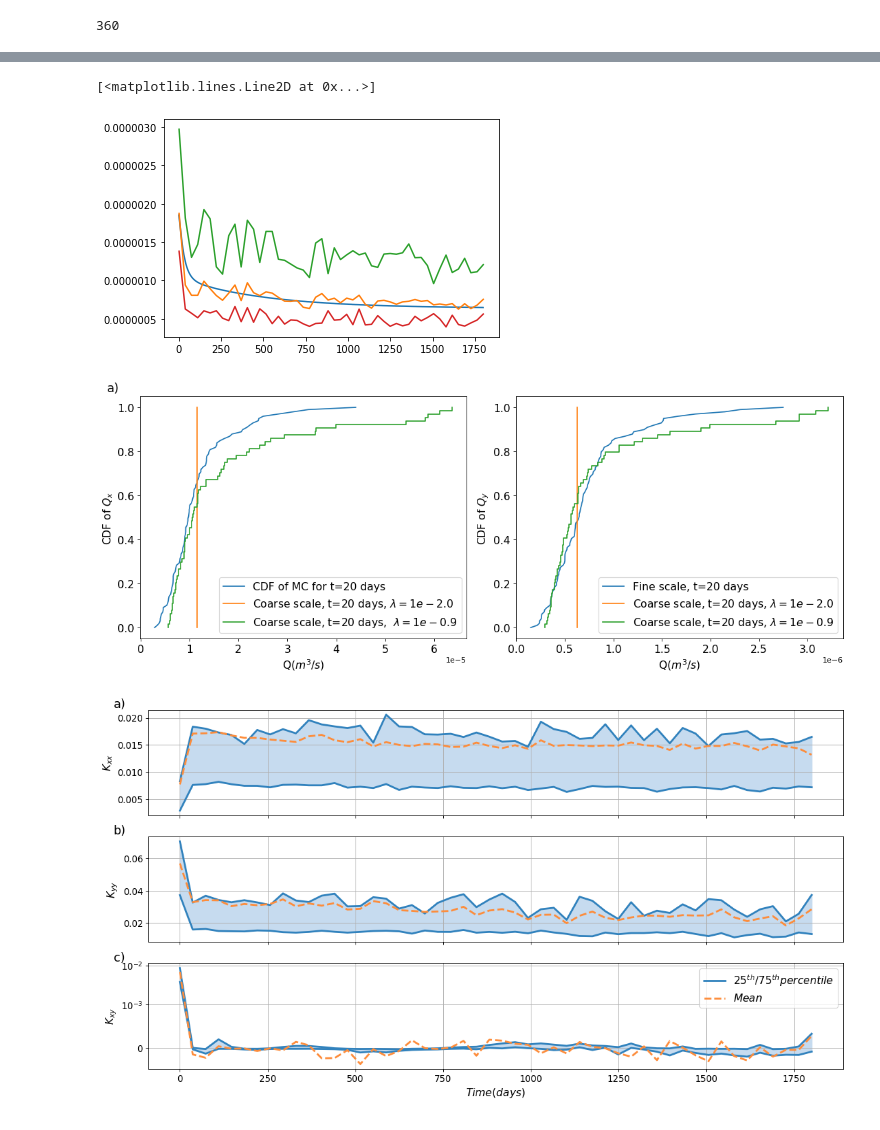
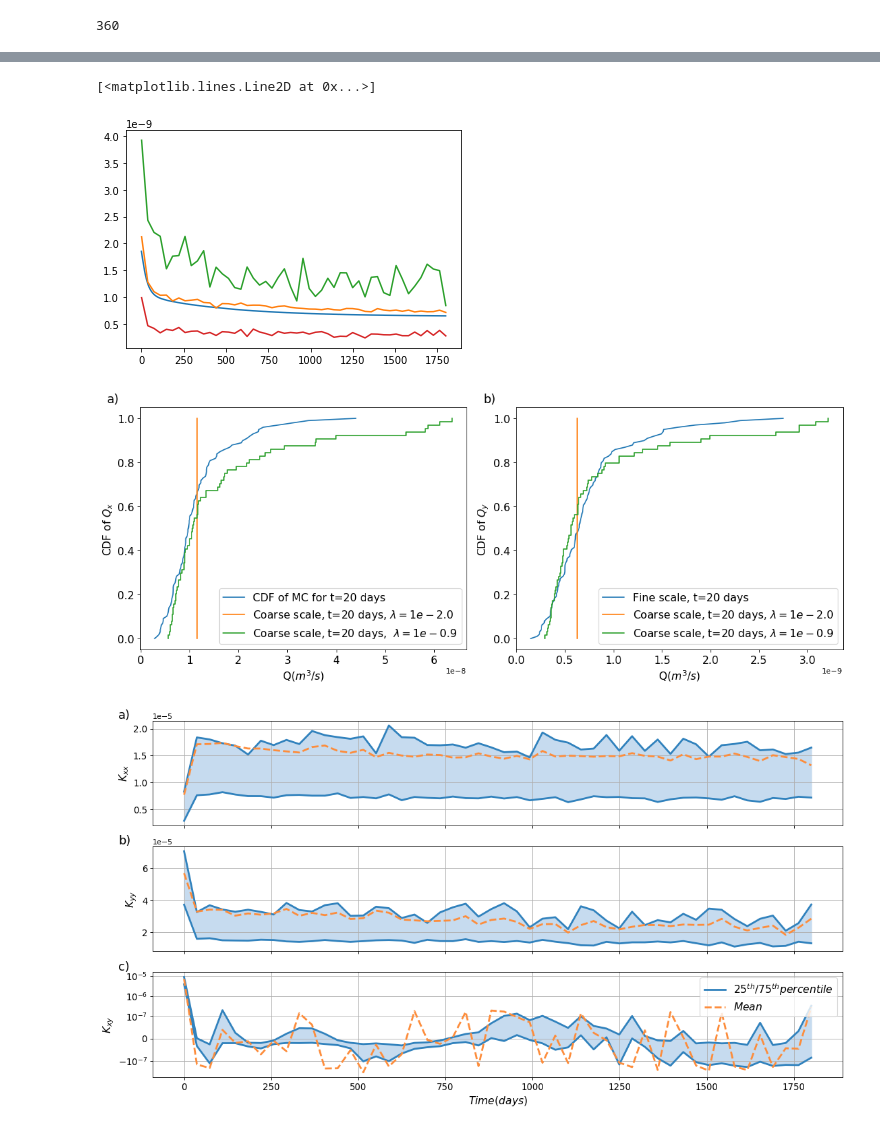
Before and after one commit to dbelivanis/Information-Theory-2, a Jupyter notebook: Optimization/check.ipynb, the cells around one changed output, grey strips where cells are left out. Saved outputs shown, nothing was run; the diff lists cells and outputs as text; code cells hidden in the pictures.

```diff
--- a/Optimization/check.ipynb
+++ b/Optimization/check.ipynb
@@ -29,15 +29,15 @@ p = p.reshape([-1,N_k])
 
 N_epoch = p.shape[0]
 
-q_x = np.loadtxt(f"{result_loc}{run_name}q_x.txt")
+q_x = np.loadtxt(f"{result_loc}{run_name}q_x.txt")/1000
 q_x = q_x.reshape([N_epoch,N_k,-1])
-q_y = np.loadtxt(f"{result_loc}{run_name}q_y.txt")
+q_y = np.loadtxt(f"{result_loc}{run_name}q_y.txt")/1000
 q_y = q_y.reshape([N_epoch,N_k,-1])
-k_x = np.loadtxt(f"{result_loc}{run_name}k_x.txt")
+k_x = np.loadtxt(f"{result_loc}{run_name}k_x.txt")/1000
 k_x = k_x.reshape([N_epoch,N_k,-1])
-k_y = np.loadtxt(f"{result_loc}{run_name}k_y.txt")
+k_y = np.loadtxt(f"{result_loc}{run_name}k_y.txt")/1000
 k_y = k_y.reshape([N_epoch,N_k,-1])
-k_xy = np.loadtxt(f"{result_loc}{run_name}k_xy.txt")
+k_xy = np.loadtxt(f"{result_loc}{run_name}k_xy.txt")/1000
 k_xy = k_xy.reshape([N_epoch,N_k,-1])
 
 lam = np.loadtxt(f"{result_loc}{run_name}lambda.txt")
@@ -197,5 +197,5 @@ plt.plot(np.linspace(1,1800,N_steps),q_x[epoch,0:4,:].min(axis=0))
 # %%
-epoch = 6
+epoch = 26
 
 plt.plot(q_MC_y.mean(axis=0))
 plt.plot(np.linspace(1,1800,N_steps),np.inner(q_y[epoch,:,:].T,p[epoch,:]))
@@ -203,7 +203,7 @@ plt.plot(np.linspace(1,1800,N_steps),q_y[epoch,0:4,:].max(axis=0))
 plt.plot(np.linspace(1,1800,N_steps),q_y[epoch,0:4,:].min(axis=0))
 # %% [output]
 [<matplotlib.lines.Line2D at 0x...>]
-[figure, old version]
+[figure, new version]
 # %%
 my_dpi = 80
 fig, axs = plt.subplots(1, 2, figsize=(1100/my_dpi, 400/my_dpi), dpi=my_dpi)
@@ -230,6 +230,8 @@ plt.legend(loc=4, fontsize= 14)
 
 
 ax1 = plt.subplot(122)
+ax1.text(-0.1, 1.02, 'b)', transform=ax1.transAxes,size=16)
+
 Q_MC = q_MC_y[:,ii]
 
 index_MC = np.argsort(Q_MC)
@@ -247,7 +249,7 @@ plt.savefig('./../../../plots/2d_cdf_paper.pdf', bbox_inches='tight',dpi=my_dpi)
 
 plt.show()
 # %% [output]
-[figure, old version]
+[figure, new version]
 # %%
 epoch = 24
 t = np.linspace(0,1800,50)
@@ -272,6 +274,8 @@ def plot_k(t,k,p,epoch):
     plt.plot(t,b_perc[:,0], linewidth=2.5,label=r'$25^{th} / 75^{th}   percentile$',color=cm.get_cmap('tab20c')(0))
     plt.plot(t,b_perc[:,2], linewidth=2.5,color=cm.get_cmap('tab20c')(0))
     plt.plot(t,df_mean,linewidth=2.5,label=r'$Mean$',ls='--',color=cm.get_cmap('tab20c')(5))
+# %%
+epoch =24
 # %%
 my_dpi = 80
 fig, axs = plt.subplots(3, 1, figsize=(1100/my_dpi, 600/my_dpi), dpi=my_dpi)
@@ -282,33 +286,35 @@ plot_k(t,k_x,p,epoch)
 plt.yscale('linear')
 plt.tick_params(axis='y',which='both', labelsize=12)
 plt.grid()
+plt.ticklabel_format(axis="y", style="sci", scilimits=(0,0))
 ax1.text(-0.05, 1.02, 'a)', transform=ax1.transAxes,size=16)
 plt.setp(ax1.get_xticklabels(), visible=False)
 plt.ylabel(r'$K_{xx}$', fontsize= 14)
 
 
 ax2 = plt.subplot(312)
 plot_k(t,k_y,p,epoch)
 plt.yscale('linear')
 plt.tick_params(axis='y',which='both', labelsize=12)
 plt.grid()
+plt.ticklabel_format(axis="y", style="sci", scilimits=(0,0))
 ax2.text(-0.05, 1.02, 'b)', transform=ax2.transAxes,size=16)
 plt.setp(ax2.get_xticklabels(), visible=False)
 plt.ylabel(r'$K_{yy}$', fontsize= 14)
 
 
 ax3 = plt.subplot(313)
 plot_k(t,k_xy,p,epoch)
-plt.yscale('symlog', linthreshy=0.001)
+plt.yscale('symlog', linthreshy=1e-7)
 plt.tick_params(axis='y',which='both', labelsize=12)
 plt.tick_params(axis='x',which='both', labelsize=12)
 plt.legend(loc=1, fontsize= 14)
 plt.grid()
 ax3.text(-0.05, 1.02, 'c)', transform=ax3.transAxes,size=16)
 plt.ylabel(r'$K_{xy}$', fontsize= 14)
 
 plt.xlabel(r'$Time (days)$', fontsize= 14)
 
 plt.savefig('./../../../plots/2d_k_evo_paper.pdf', bbox_inches='tight',dpi=my_dpi)
 # %% [output]
-[figure, old version]
+[figure, new version]
```
Also changed, not shown: parts of 8 cells of this notebook, 4 other files.
